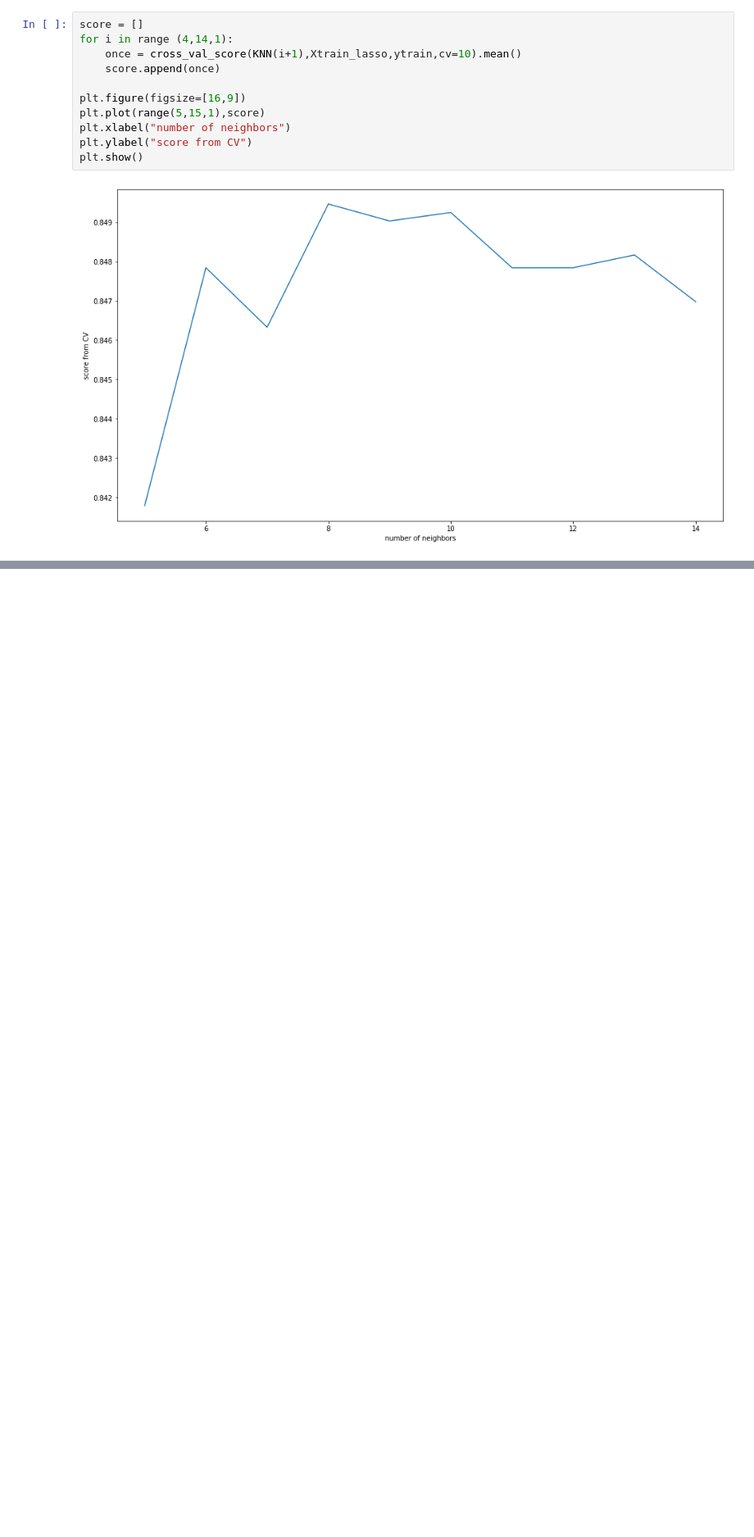
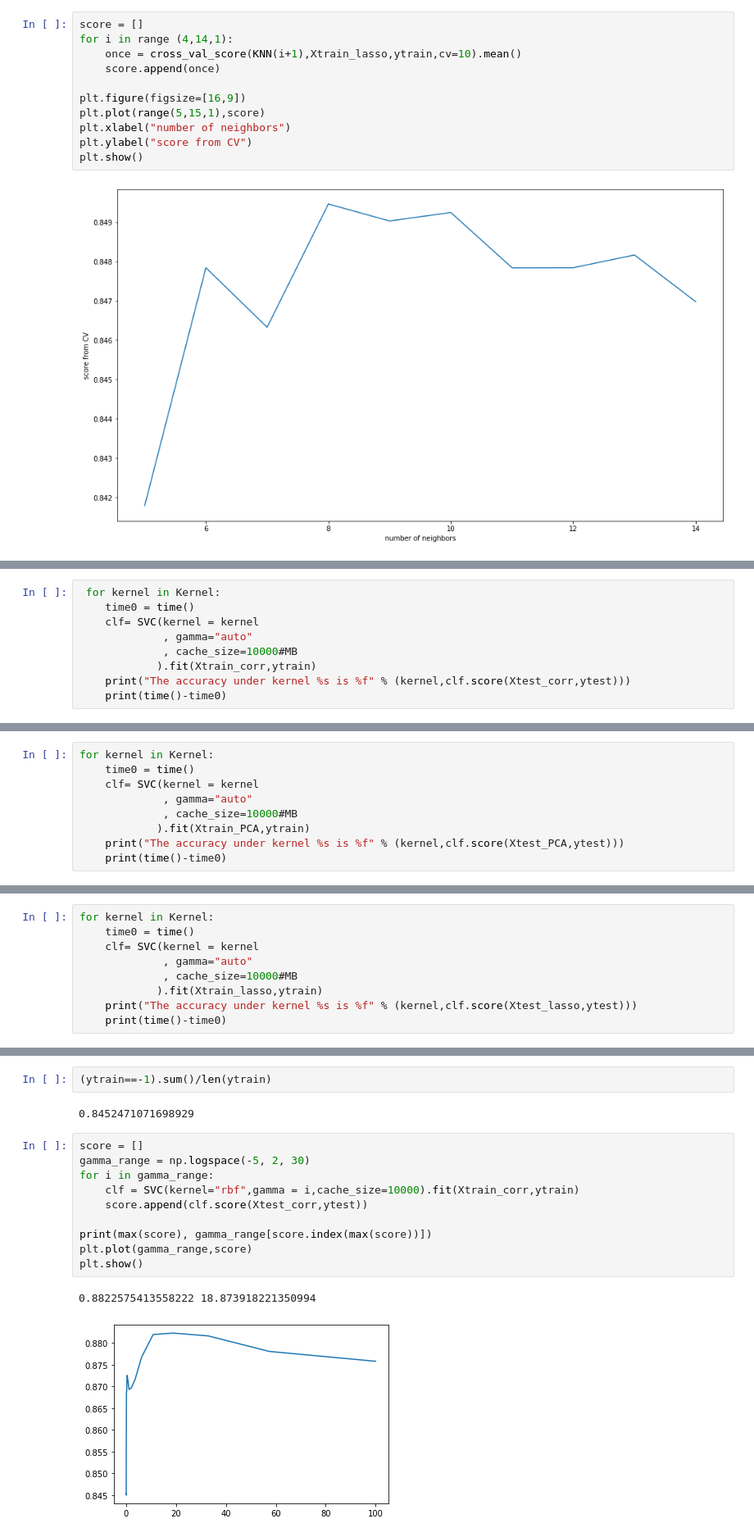
Before and after one commit to carolliu42/CS532_project, a Jupyter notebook: Project.ipynb, the cells around one changed output, grey strips where cells are left out. Shown: that part at 82% size. Saved outputs shown, nothing was run; the diff lists cells and outputs as text; blank space fills up the shorter version.

```diff
--- a/Project.ipynb
+++ b/Project.ipynb
@@ -488,0 +522,9 @@ predicted to buy: 0.0234
+# %%
+ for kernel in Kernel:
+    time0 = time()
+    clf= SVC(kernel = kernel
+             , gamma="auto"
+             , cache_size=10000#MB
+            ).fit(Xtrain_corr,ytrain)
+    print("The accuracy under kernel %s is %f" % (kernel,clf.score(Xtest_corr,ytest)))
+    print(time()-time0)
@@ -488,0 +538,9 @@ predicted to buy: 0.0234
+# %%
+for kernel in Kernel:
+    time0 = time()
+    clf= SVC(kernel = kernel
+             , gamma="auto"
+             , cache_size=10000#MB
+            ).fit(Xtrain_PCA,ytrain)
+    print("The accuracy under kernel %s is %f" % (kernel,clf.score(Xtest_PCA,ytest)))
+    print(time()-time0)
@@ -488,0 +554,9 @@ predicted to buy: 0.0234
+# %%
+for kernel in Kernel:
+    time0 = time()
+    clf= SVC(kernel = kernel
+             , gamma="auto"
+             , cache_size=10000#MB
+            ).fit(Xtrain_lasso,ytrain)
+    print("The accuracy under kernel %s is %f" % (kernel,clf.score(Xtest_lasso,ytest)))
+    print(time()-time0)
@@ -488,0 +570,17 @@ predicted to buy: 0.0234
+# %%
+(ytrain==-1).sum()/len(ytrain)
+# %% [output]
+0.8452471071698929
+# %%
+score = []
+gamma_range = np.logspace(-5, 2, 30)
+for i in gamma_range:
+    clf = SVC(kernel="rbf",gamma = i,cache_size=10000).fit(Xtrain_corr,ytrain)
+    score.append(clf.score(Xtest_corr,ytest))
+
+print(max(score), gamma_range[score.index(max(score))])
+plt.plot(gamma_range,score)
+plt.show()
+# %% [output]
+0.8822575413558222 18.873918221350994
+[figure, added]
```
Also changed, not shown: parts of 31 cells of this notebook.
